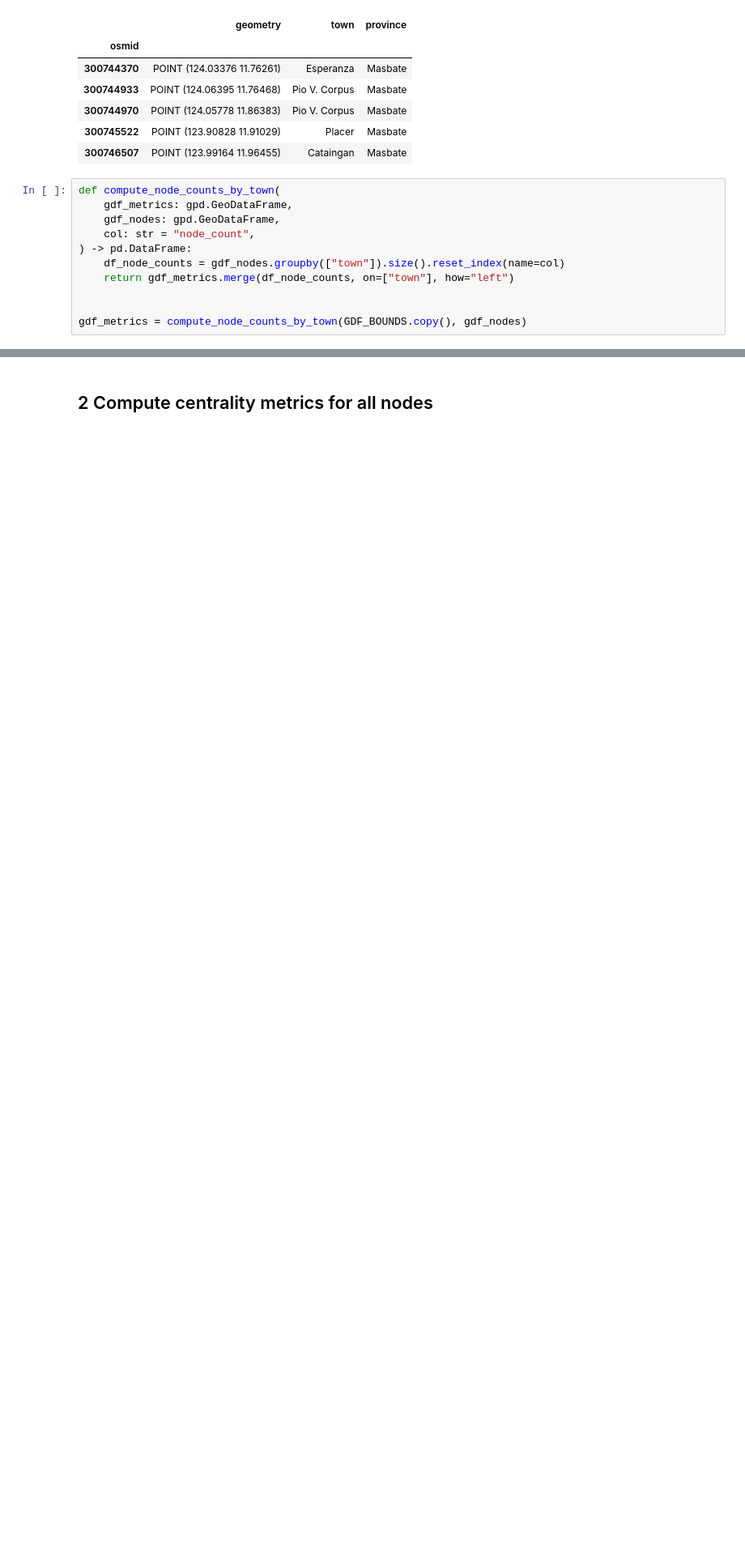
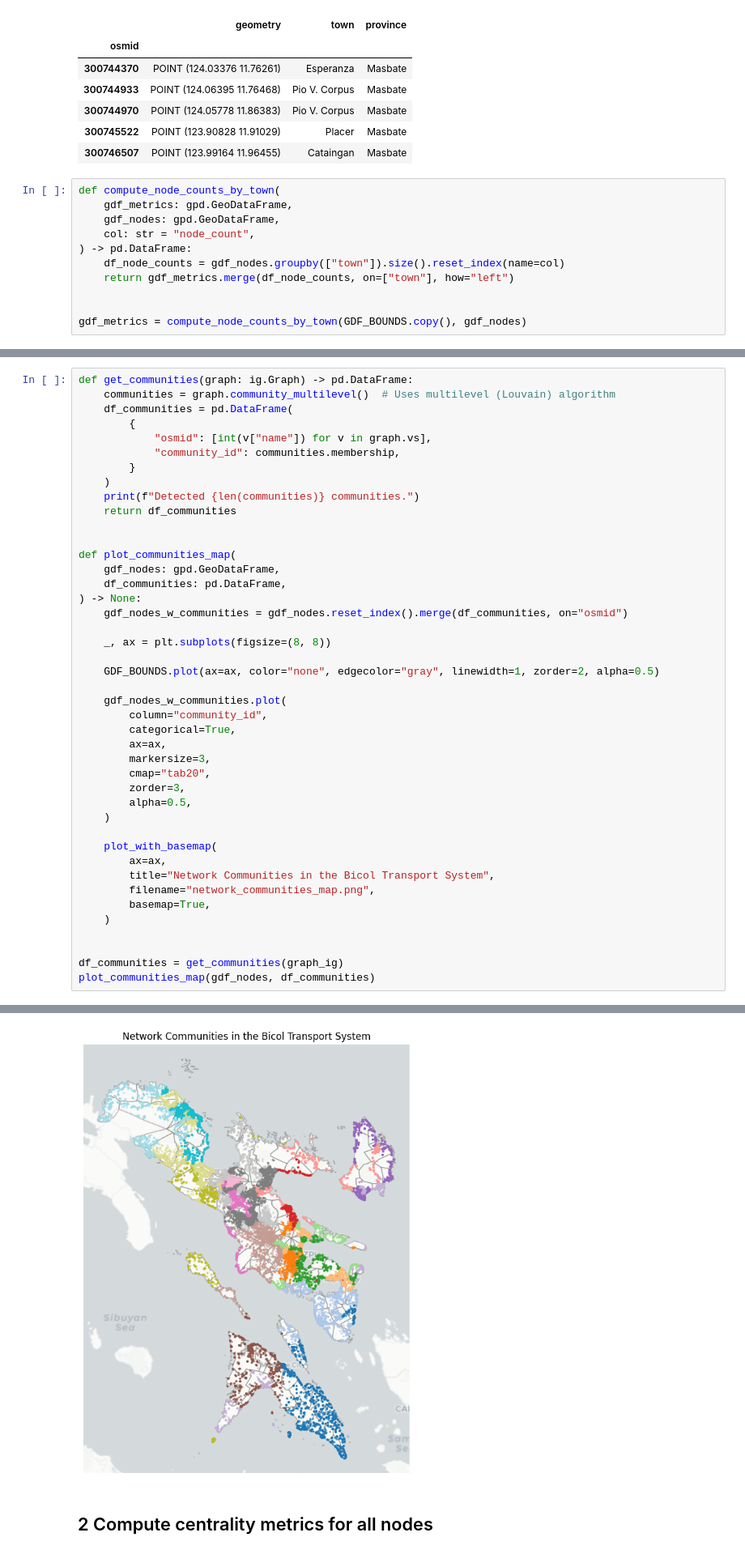
Before and after one commit to rixmape/transport-network-analysis, a Jupyter notebook: 03-network-metrics.ipynb, the cells around one changed output, grey strips where cells are left out. Shown at 81% size. Cells and saved outputs as stored; diff of their text form; blank space fills up the shorter version.

Commit message:
Add new visualizations

```diff
--- a/03-network-metrics.ipynb
+++ b/03-network-metrics.ipynb
@@ -135,0 +150,44 @@ plot_choropleth(
+# %%
+def get_communities(graph: ig.Graph) -> pd.DataFrame:
+    communities = graph.community_multilevel()  # Uses multilevel (Louvain) algorithm
+    df_communities = pd.DataFrame(
+        {
+            "osmid": [int(v["name"]) for v in graph.vs],
+            "community_id": communities.membership,
+        }
+    )
+    print(f"Detected {len(communities)} communities.")
+    return df_communities
+
+
+def plot_communities_map(
+    gdf_nodes: gpd.GeoDataFrame,
+    df_communities: pd.DataFrame,
+) -> None:
+    gdf_nodes_w_communities = gdf_nodes.reset_index().merge(df_communities, on="osmid")
+
+    _, ax = plt.subplots(figsize=(8, 8))
+
+    GDF_BOUNDS.plot(ax=ax, color="none", edgecolor="gray", linewidth=1, zorder=2, alpha=0.5)
+
+    gdf_nodes_w_communities.plot(
+        column="community_id",
+        categorical=True,
+        ax=ax,
+        markersize=3,
+        cmap="tab20",
+        zorder=3,
+        alpha=0.5,
+    )
+
+    plot_with_basemap(
+        ax=ax,
+        title="Network Communities in the Bicol Transport System",
+        filename="network_communities_map.png",
+        basemap=True,
+    )
+
+
+df_communities = get_communities(graph_ig)
+plot_communities_map(gdf_nodes, df_communities)
+# %% [output]
@@ -136,2 +195,3 @@ plot_choropleth(
+[figure, added]
 # %% [markdown]
 ## 2 Compute centrality metrics for all nodes
```
Also changed, not shown: parts of 9 cells of this notebook, 3 other files.
